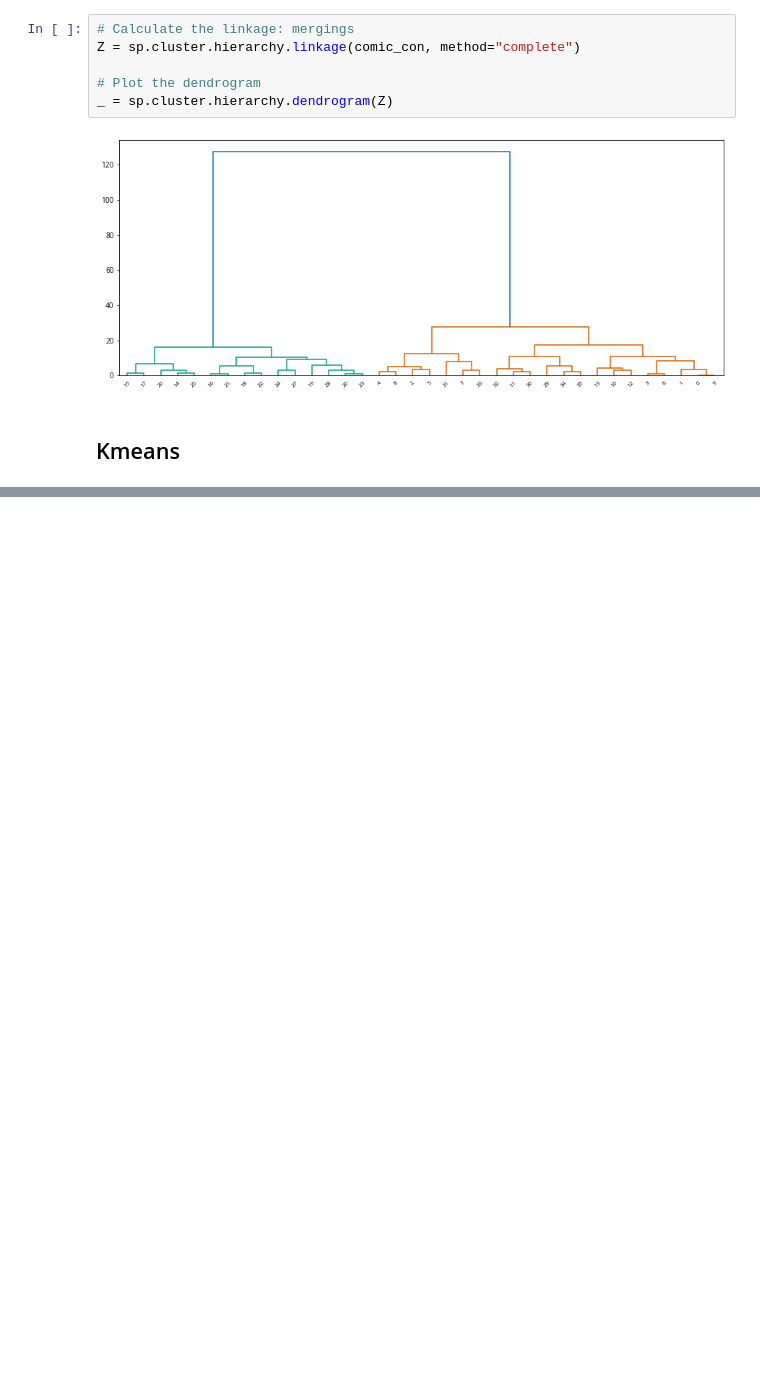
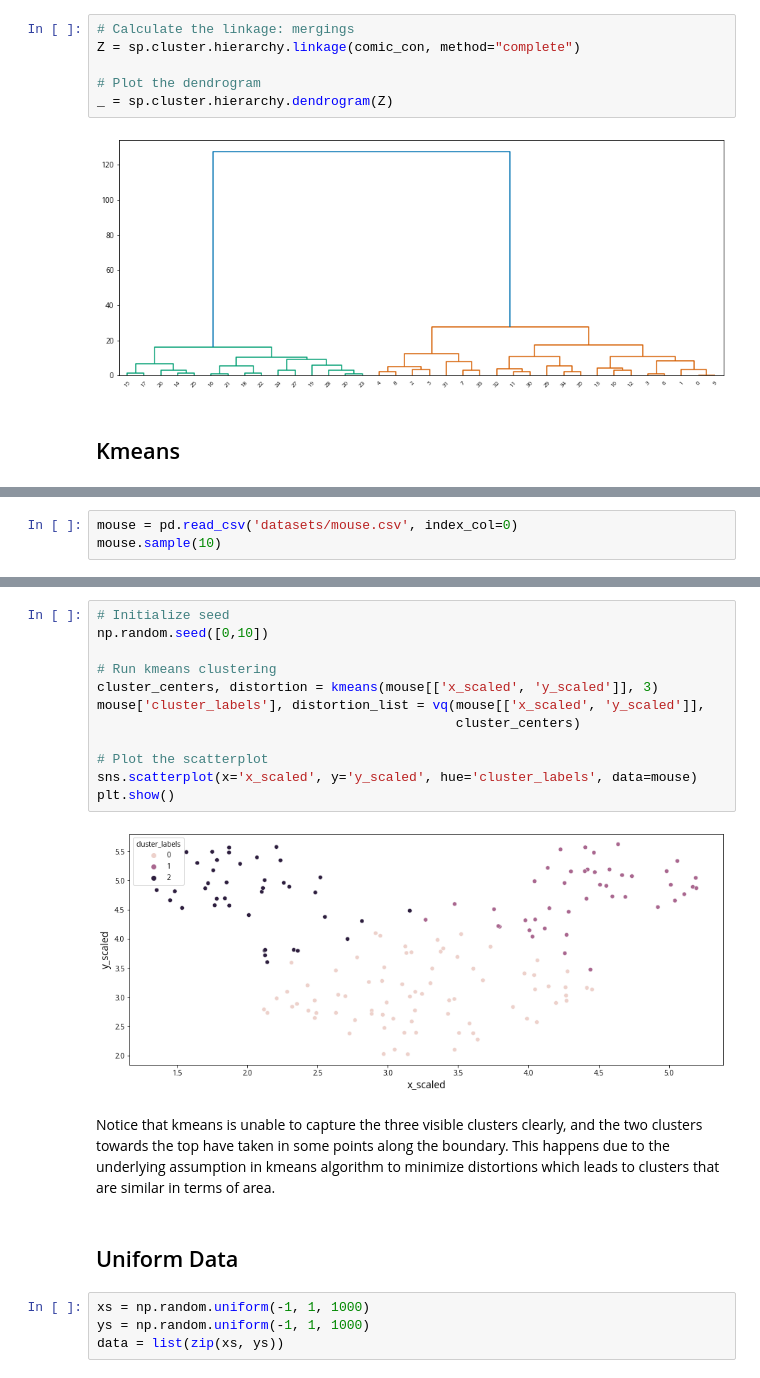
Before and after one commit to watchful-cluckets/springboard_dsci_career_track, a Jupyter notebook: datacamp_projects/clustering/clustering.ipynb, the cells around one changed output, grey strips where cells are left out. Drawn from its saved outputs; the diff is of its cells as text; blank space fills up the shorter version.

```diff
--- a/datacamp_projects/clustering/clustering.ipynb
+++ b/datacamp_projects/clustering/clustering.ipynb
@@ -316,0 +393,3 @@ plt.show()
+# %%
+mouse = pd.read_csv('datasets/mouse.csv', index_col=0)
+mouse.sample(10)
@@ -316,0 +408,22 @@ plt.show()
+# %%
+# Initialize seed
+np.random.seed([0,10])
+
+# Run kmeans clustering
+cluster_centers, distortion = kmeans(mouse[['x_scaled', 'y_scaled']], 3)
+mouse['cluster_labels'], distortion_list = vq(mouse[['x_scaled', 'y_scaled']],
+                                              cluster_centers)
+
+# Plot the scatterplot
+sns.scatterplot(x='x_scaled', y='y_scaled', hue='cluster_labels', data=mouse)
+plt.show()
+# %% [output]
+[figure, added]
+# %% [markdown]
+Notice that kmeans is unable to capture the three visible clusters clearly, and the two clusters towards the top have taken in some points along the boundary. This happens due to the underlying assumption in kmeans algorithm to minimize distortions which leads to clusters that are similar in terms of area.
+# %% [markdown]
+## Uniform Data
+# %%
+xs = np.random.uniform(-1, 1, 1000)
+ys = np.random.uniform(-1, 1, 1000)
+data = list(zip(xs, ys))
```
Also changed, not shown: parts of 46 cells of this notebook, 4 other files.
